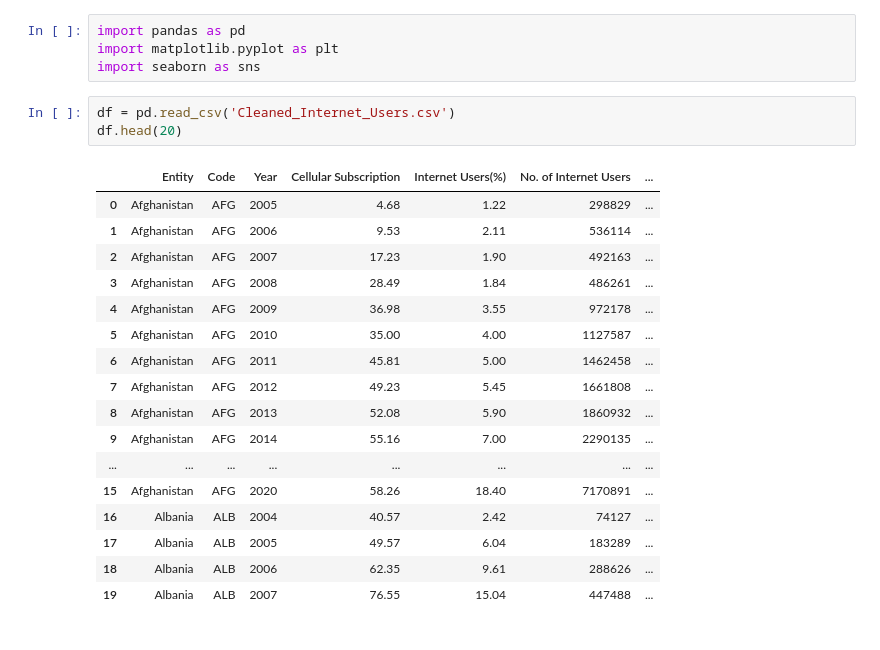
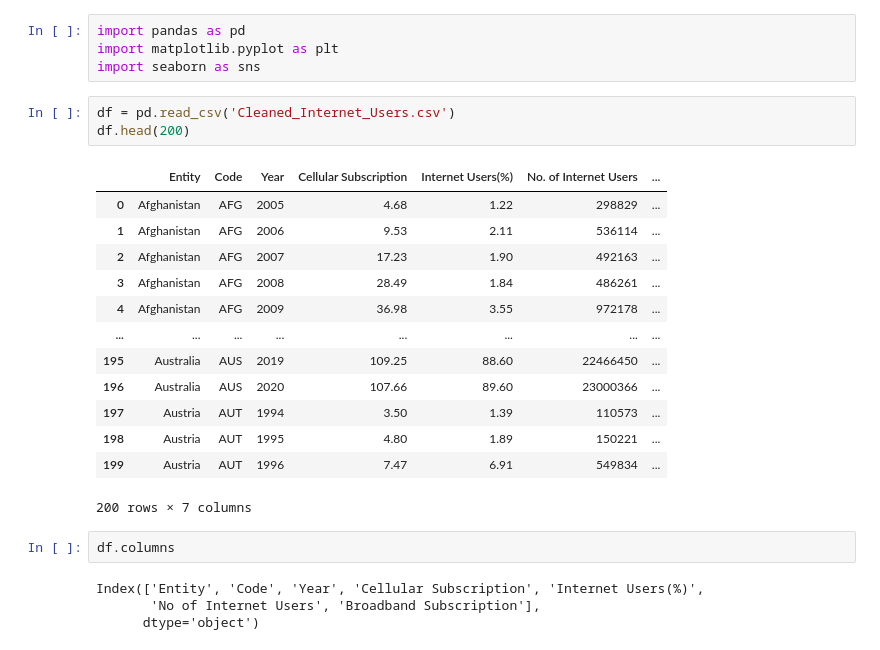
Before and after one commit to saad415/DataScience, a Jupyter notebook: EDA.ipynb, the cells around one changed output. Cells and saved outputs as stored; diff of their text form.

```diff
--- a/EDA.ipynb
+++ b/EDA.ipynb
@@ -4,22 +4,24 @@ import matplotlib.pyplot as plt
 import seaborn as sns
 # %%
 df = pd.read_csv('Cleaned_Internet_Users.csv')
-df.head(20)
+df.head(200)
 # %% [output]
 |  | Entity | Code | Year | Cellular Subscription | Internet Users(%) | No. of Internet Users | ... |
 | 0 | Afghanistan | AFG | 2005 | 4.68 | 1.22 | 298829 | ... |
 | 1 | Afghanistan | AFG | 2006 | 9.53 | 2.11 | 536114 | ... |
 | 2 | Afghanistan | AFG | 2007 | 17.23 | 1.90 | 492163 | ... |
 | 3 | Afghanistan | AFG | 2008 | 28.49 | 1.84 | 486261 | ... |
 | 4 | Afghanistan | AFG | 2009 | 36.98 | 3.55 | 972178 | ... |
-| 5 | Afghanistan | AFG | 2010 | 35.00 | 4.00 | 1127587 | ... |
-| 6 | Afghanistan | AFG | 2011 | 45.81 | 5.00 | 1462458 | ... |
-| 7 | Afghanistan | AFG | 2012 | 49.23 | 5.45 | 1661808 | ... |
-| 8 | Afghanistan | AFG | 2013 | 52.08 | 5.90 | 1860932 | ... |
-| 9 | Afghanistan | AFG | 2014 | 55.16 | 7.00 | 2290135 | ... |
 | ... | ... | ... | ... | ... | ... | ... | ... |
-| 15 | Afghanistan | AFG | 2020 | 58.26 | 18.40 | 7170891 | ... |
-| 16 | Albania | ALB | 2004 | 40.57 | 2.42 | 74127 | ... |
-| 17 | Albania | ALB | 2005 | 49.57 | 6.04 | 183289 | ... |
-| 18 | Albania | ALB | 2006 | 62.35 | 9.61 | 288626 | ... |
-| 19 | Albania | ALB | 2007 | 76.55 | 15.04 | 447488 | ... |
+| 195 | Australia | AUS | 2019 | 109.25 | 88.60 | 22466450 | ... |
+| 196 | Australia | AUS | 2020 | 107.66 | 89.60 | 23000366 | ... |
+| 197 | Austria | AUT | 1994 | 3.50 | 1.39 | 110573 | ... |
+| 198 | Austria | AUT | 1995 | 4.80 | 1.89 | 150221 | ... |
+| 199 | Austria | AUT | 1996 | 7.47 | 6.91 | 549834 | ... |
+200 rows × 7 columns
+# %%
+df.columns
+# %% [output]
+Index(['Entity', 'Code', 'Year', 'Cellular Subscription', 'Internet Users(%)',
+       'No of Internet Users', 'Broadband Subscription'],
+      dtype='object')
```
Also changed, not shown: parts of 6 cells of this notebook, 2 other files.
